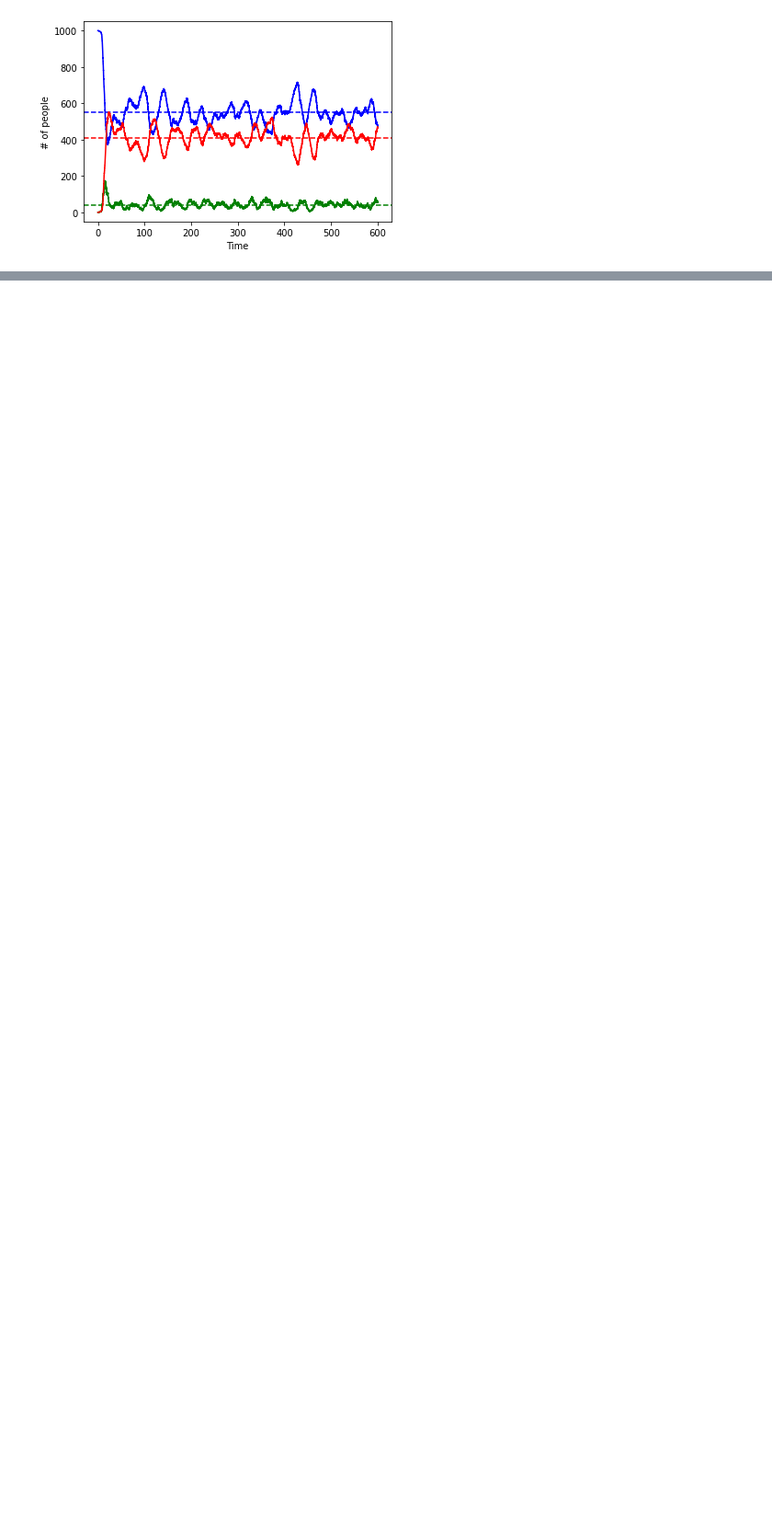
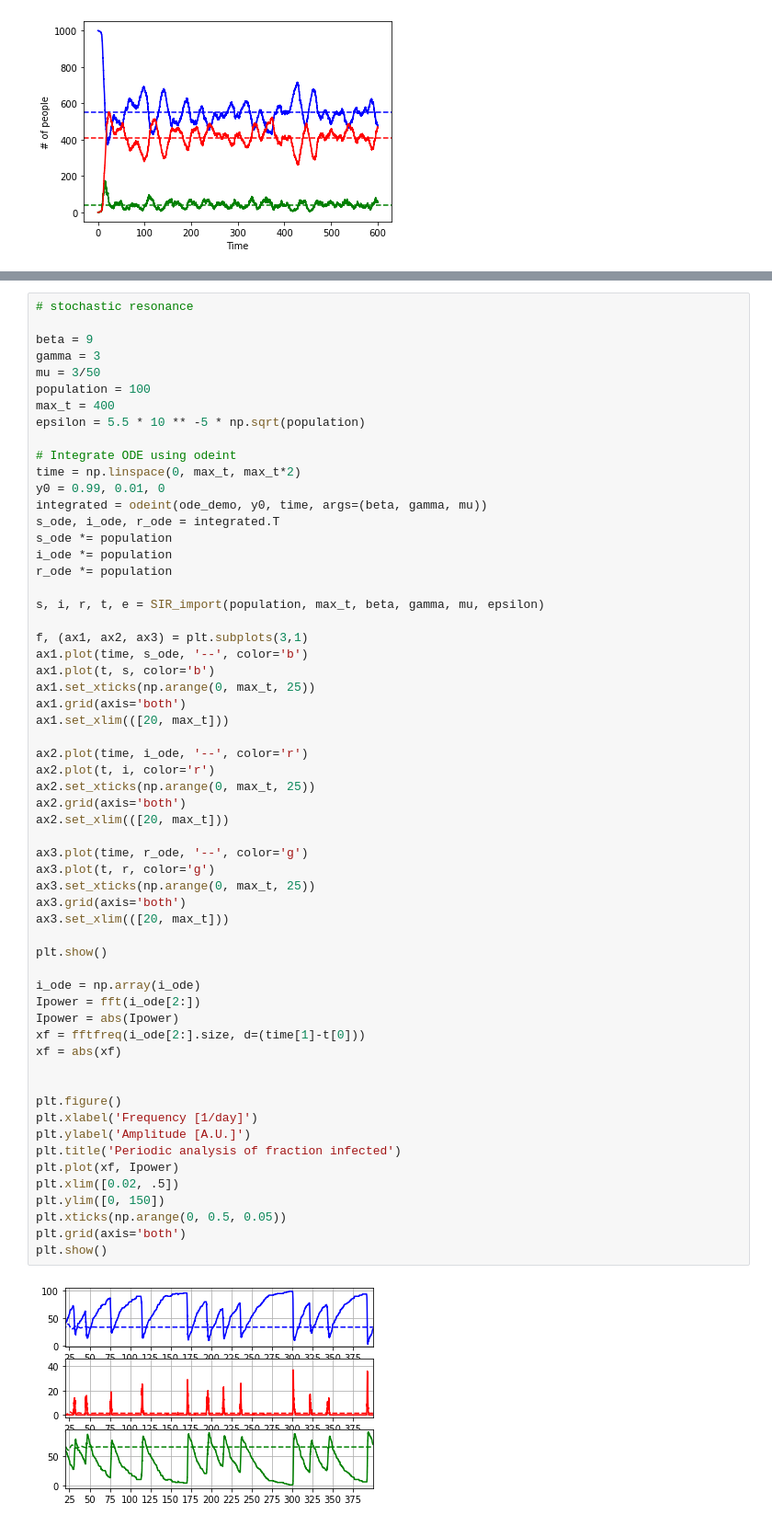
Before and after one commit to JaccovanWijk/CLSIntro2, a Jupyter notebook: File_Lars.ipynb, the cells around one changed output, grey strips where cells are left out. Shown at 92% size. Saved outputs shown, nothing was run; the diff lists cells and outputs as text; blank space fills up the shorter version.

Commit message:
stochastic resonance included

```diff
--- a/File_Lars.ipynb
+++ b/File_Lars.ipynb
@@ -335,0 +317,61 @@ plt.show()
+# %%
+# stochastic resonance
+
+beta = 9
+gamma = 3
+mu = 3/50
+population = 100
+max_t = 400
+epsilon = 5.5 * 10 ** -5 * np.sqrt(population)
+
+# Integrate ODE using odeint
+time = np.linspace(0, max_t, max_t*2)
+y0 = 0.99, 0.01, 0
+integrated = odeint(ode_demo, y0, time, args=(beta, gamma, mu))
+s_ode, i_ode, r_ode = integrated.T
+s_ode *= population
+i_ode *= population
+r_ode *= population
+
+s, i, r, t, e = SIR_import(population, max_t, beta, gamma, mu, epsilon)
+
+f, (ax1, ax2, ax3) = plt.subplots(3,1)
+ax1.plot(time, s_ode, '--', color='b')
+ax1.plot(t, s, color='b')
+ax1.set_xticks(np.arange(0, max_t, 25))
+ax1.grid(axis='both')
+ax1.set_xlim(([20, max_t]))
+
+ax2.plot(time, i_ode, '--', color='r')
+ax2.plot(t, i, color='r')
+ax2.set_xticks(np.arange(0, max_t, 25))
+ax2.grid(axis='both')
+ax2.set_xlim(([20, max_t]))
+
+ax3.plot(time, r_ode, '--', color='g')
+ax3.plot(t, r, color='g')
+ax3.set_xticks(np.arange(0, max_t, 25))
+ax3.grid(axis='both')
+ax3.set_xlim(([20, max_t]))
+
+plt.show()
+
+i_ode = np.array(i_ode)
+Ipower = fft(i_ode[2:])
+Ipower = abs(Ipower)
+xf = fftfreq(i_ode[2:].size, d=(time[1]-t[0]))
+xf = abs(xf)
+
+
+plt.figure()
+plt.xlabel('Frequency [1/day]')
+plt.ylabel('Amplitude [A.U.]')
+plt.title('Periodic analysis of fraction infected')
+plt.plot(xf, Ipower)
+plt.xlim([0.02, .5])
+plt.ylim([0, 150])
+plt.xticks(np.arange(0, 0.5, 0.05))
+plt.grid(axis='both')
+plt.show()
+# %% [output]
+[figure, added]
```
Also changed, not shown: parts of 3 cells of this notebook, 1 other file.
